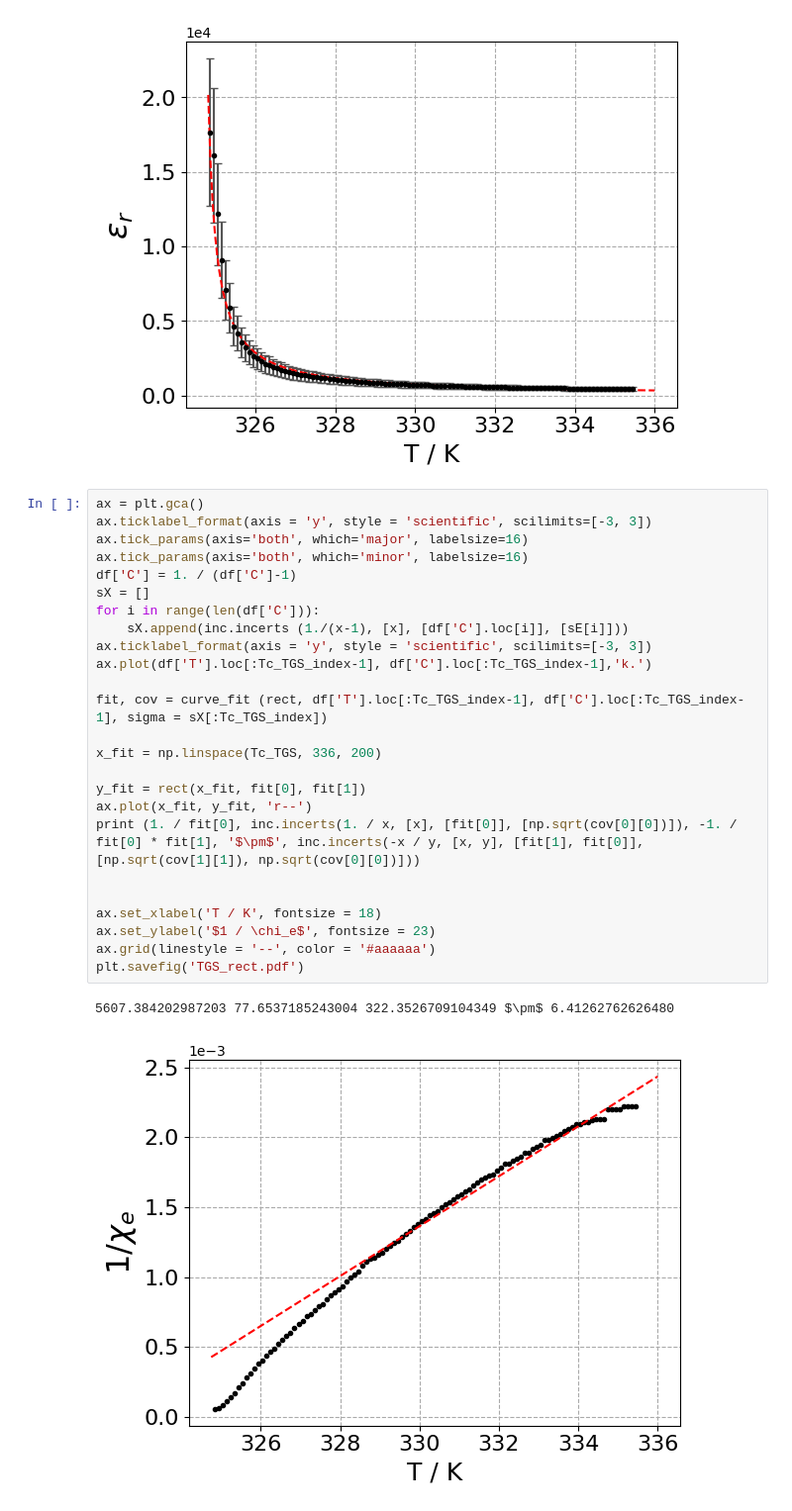
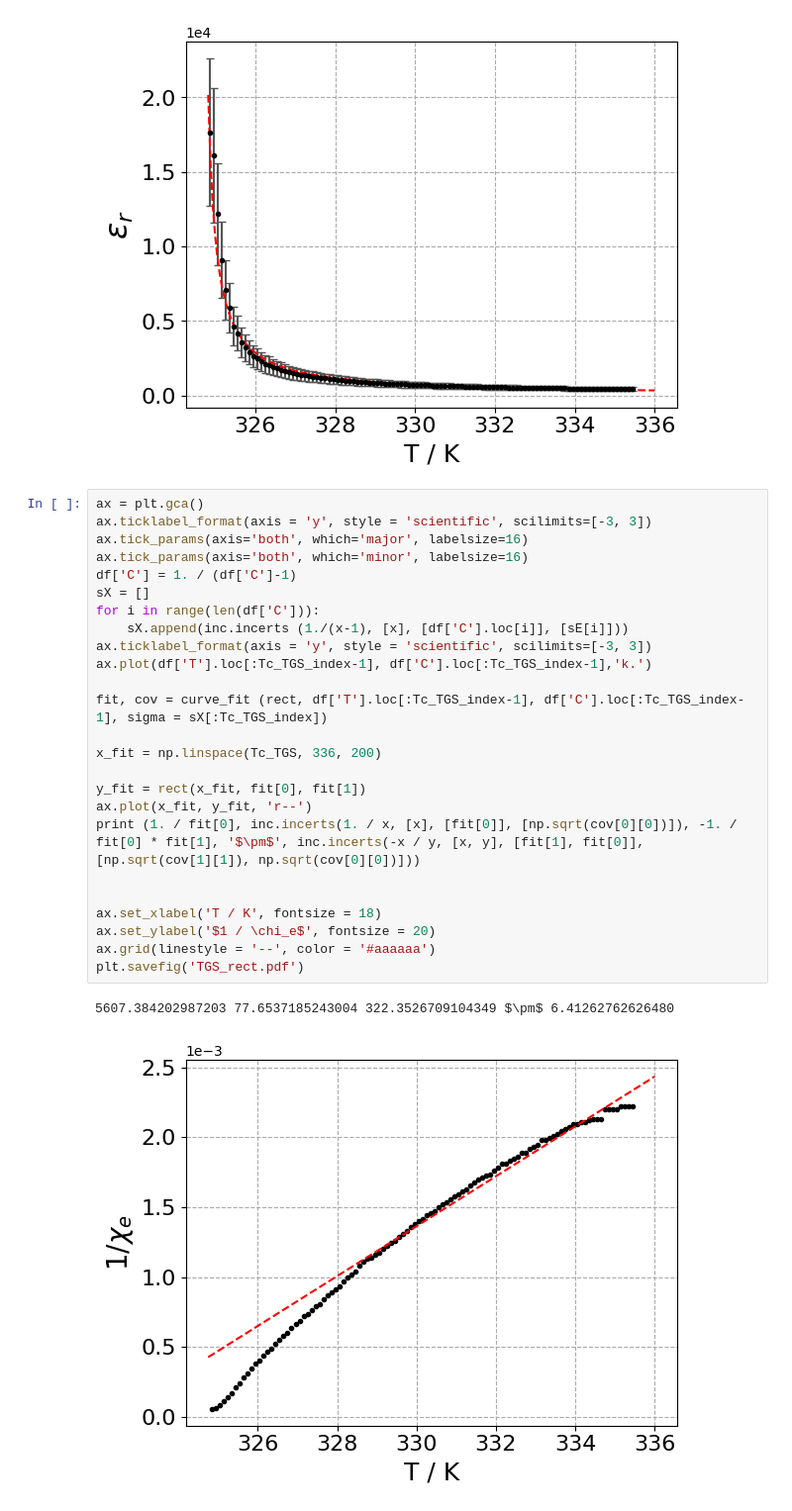
Before and after one commit to albertopeinador/FES_Curie, a Jupyter notebook: Curie.ipynb, the cells around one changed output. Shown at 99% size. Cells and saved outputs as stored; diff of their text form.

```diff
--- a/Curie.ipynb
+++ b/Curie.ipynb
@@ -297,28 +297,28 @@ plt.savefig('TGS_cw.pdf')
 # %%
 ax = plt.gca()
 ax.ticklabel_format(axis = 'y', style = 'scientific', scilimits=[-3, 3])
 ax.tick_params(axis='both', which='major', labelsize=16)
 ax.tick_params(axis='both', which='minor', labelsize=16)
 df['C'] = 1. / (df['C']-1)
 sX = []
 for i in range(len(df['C'])):
     sX.append(inc.incerts (1./(x-1), [x], [df['C'].loc[i]], [sE[i]]))
 ax.ticklabel_format(axis = 'y', style = 'scientific', scilimits=[-3, 3])
 ax.plot(df['T'].loc[:Tc_TGS_index-1], df['C'].loc[:Tc_TGS_index-1],'k.')
 
 fit, cov = curve_fit (rect, df['T'].loc[:Tc_TGS_index-1], df['C'].loc[:Tc_TGS_index-1], sigma = sX[:Tc_TGS_index])
 
 x_fit = np.linspace(Tc_TGS, 336, 200)
 
 y_fit = rect(x_fit, fit[0], fit[1])
 ax.plot(x_fit, y_fit, 'r--')
 print (1. / fit[0], inc.incerts(1. / x, [x], [fit[0]], [np.sqrt(cov[0][0])]), -1. / fit[0] * fit[1], '$\pm$', inc.incerts(-x / y, [x, y], [fit[1], fit[0]], [np.sqrt(cov[1][1]), np.sqrt(cov[0][0])]))
 
 
 ax.set_xlabel('T / K', fontsize = 18)
-ax.set_ylabel('$1 / \chi_e$', fontsize = 23)
+ax.set_ylabel('$1 / \chi_e$', fontsize = 20)
 ax.grid(linestyle = '--', color = '#aaaaaa')
 plt.savefig('TGS_rect.pdf')
 # %% [output]
 5607.384202987203 77.6537185243004 322.3526709104349 $\pm$ 6.41262762626480
-[figure, old version]
+[figure, new version]
```
